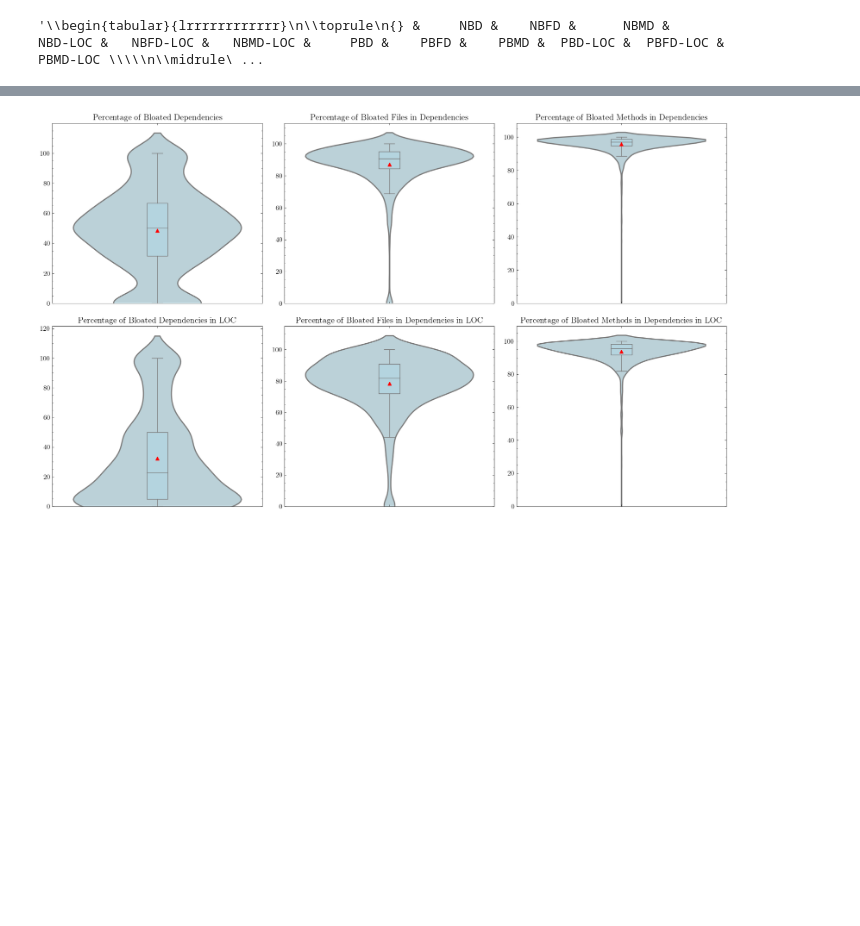
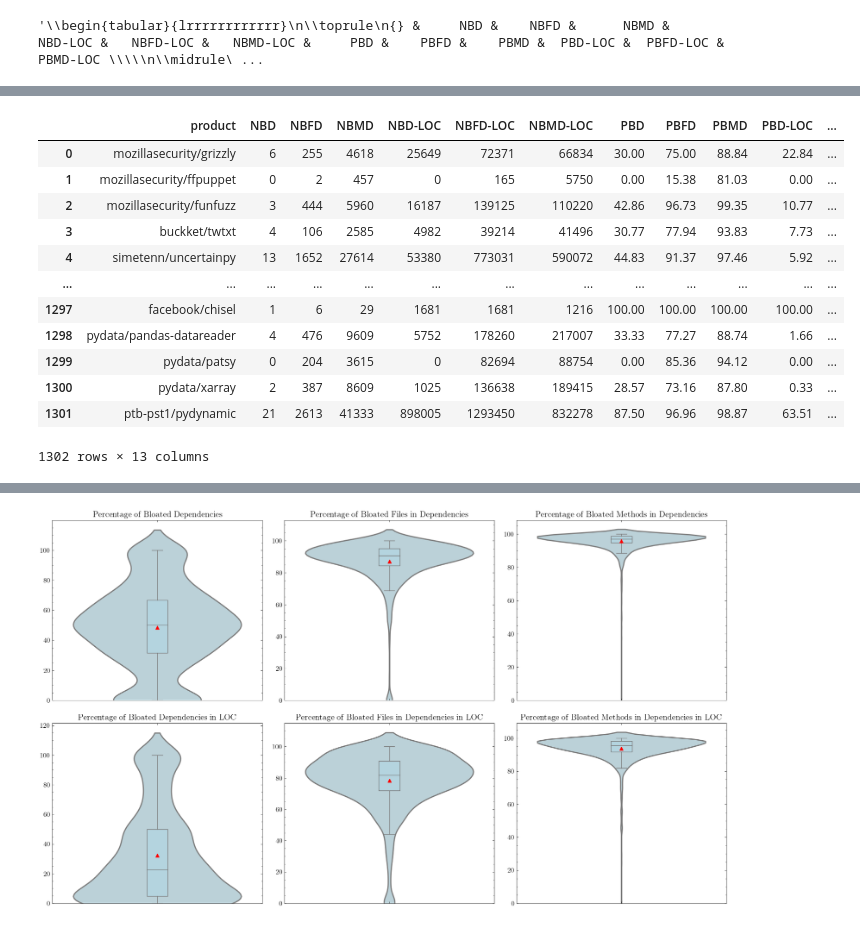
Before and after one commit to gdrosos/bloat-study-artifact, a Jupyter notebook: analysis/rq1.ipynb, the cells around one changed output, grey strips where cells are left out. Drawn from its saved outputs; the diff is of its cells as text; code cells hidden in the pictures; blank space fills up the shorter version.

```diff
--- a/analysis/rq1.ipynb
+++ b/analysis/rq1.ipynb
@@ -70,3 +74,19 @@ for i, (metric, full_name) in enumerate(zip(metrics[6:], full_names[6:]), 1):
 plt.savefig('figures/rq1.pdf')
 # %% [output]
 [figure]
+# %%
+df
+# %% [output]
+|  | product | NBD | NBFD | NBMD | NBD-LOC | NBFD-LOC | NBMD-LOC | PBD | PBFD | PBMD | PBD-LOC | ... |
+| 0 | mozillasecurity/grizzly | 6 | 255 | 4618 | 25649 | 72371 | 66834 | 30.00 | 75.00 | 88.84 | 22.84 | ... |
+| 1 | mozillasecurity/ffpuppet | 0 | 2 | 457 | 0 | 165 | 5750 | 0.00 | 15.38 | 81.03 | 0.00 | ... |
+| 2 | mozillasecurity/funfuzz | 3 | 444 | 5960 | 16187 | 139125 | 110220 | 42.86 | 96.73 | 99.35 | 10.77 | ... |
+| 3 | buckket/twtxt | 4 | 106 | 2585 | 4982 | 39214 | 41496 | 30.77 | 77.94 | 93.83 | 7.73 | ... |
+| 4 | simetenn/uncertainpy | 13 | 1652 | 27614 | 53380 | 773031 | 590072 | 44.83 | 91.37 | 97.46 | 5.92 | ... |
+| ... | ... | ... | ... | ... | ... | ... | ... | ... | ... | ... | ... | ... |
+| 1297 | facebook/chisel | 1 | 6 | 29 | 1681 | 1681 | 1216 | 100.00 | 100.00 | 100.00 | 100.00 | ... |
+| 1298 | pydata/pandas-datareader | 4 | 476 | 9609 | 5752 | 178260 | 217007 | 33.33 | 77.27 | 88.74 | 1.66 | ... |
+| 1299 | pydata/patsy | 0 | 204 | 3615 | 0 | 82694 | 88754 | 0.00 | 85.36 | 94.12 | 0.00 | ... |
+| 1300 | pydata/xarray | 2 | 387 | 8609 | 1025 | 136638 | 189415 | 28.57 | 73.16 | 87.80 | 0.33 | ... |
+| 1301 | ptb-pst1/pydynamic | 21 | 2613 | 41333 | 898005 | 1293450 | 832278 | 87.50 | 96.96 | 98.87 | 63.51 | ... |
+1302 rows × 13 columns
```
Also changed, not shown: parts of 4 cells of this notebook, 2 other files.
